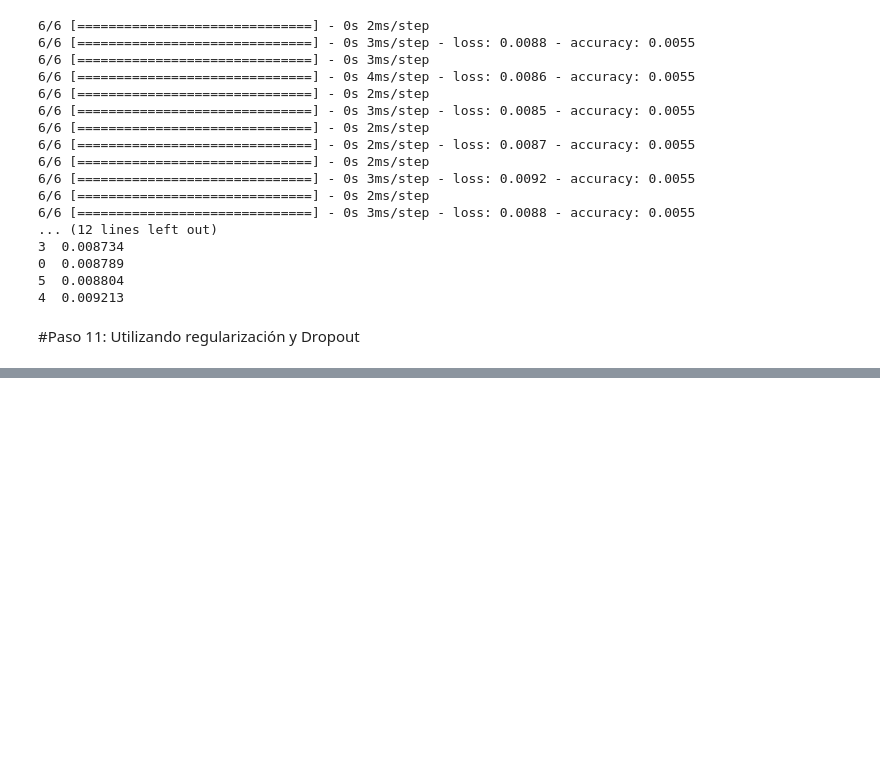
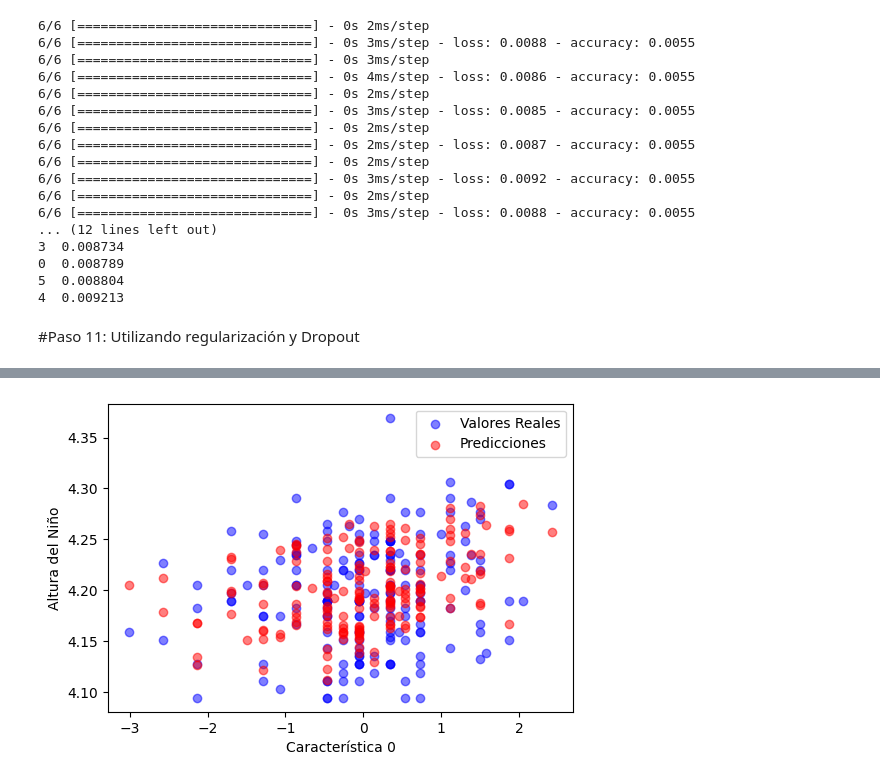
Before and after one commit to omoranav/Talento_Tech, a Jupyter notebook: Actividad_9_Deep_Learning_regresión_oemn.ipynb, the cells around one changed output, grey strips where cells are left out. Cells and saved outputs as stored; diff of their text form; code cells hidden in the pictures; blank space fills up the shorter version.

```diff
--- a/Actividad_9_Deep_Learning_regresión_oemn.ipynb
+++ b/Actividad_9_Deep_Learning_regresión_oemn.ipynb
@@ -1024,0 +1192,91 @@ results_df.to_csv('results_summary.csv', index=False)
+# %%
+from sklearn.linear_model import LinearRegression
+from sklearn.model_selection import train_test_split
+from sklearn.preprocessing import StandardScaler
+
+#Ecuación logaritmica
+# Leer el archivo Excel
+df4 = df1.copy()
+
+# Se omite la columna gender, la cual contiene datos categóricos
+# (0' para hombre y '1' para mujer)
+
+# Aplicar la transformación logarítmica
+df4['father'] = np.log(df['father'])
+df4['mother'] = np.log(df['mother'])
+df4['midparentHeight'] = np.log(df['midparentHeight'])
+df4['childNum'] = np.log(df['childNum'])
+df4['childHeight'] = np.log(df['childHeight'])
+
+# Separar las características (variable independiente) y la variable objetivo (dependiente)
+X = df4[['father', 'mother', 'midparentHeight', 'childNum']]
+Y = df4['childHeight']
+
+print(f"Tamaño de X: {len(X)}")
+print(f"Tamaño de Y: {len(Y)}")
+
+# Dividir los datos en conjunto de entrenamiento y conjunto de prueba
+X_train, X_test, y_train, y_test = train_test_split(X, Y, test_size=0.2, random_state=42)
+
+# Escalar los datos
+scaler = StandardScaler()
+X_train_scaled = scaler.fit_transform(X_train)
+X_test_scaled = scaler.transform(X_test)
+
+# Crear y entrenar el modelo de regresión lineal (usaremos la transformación logarítmica)
+modelo = LinearRegression()
+modelo.fit(X_train_scaled, y_train)
+
+# Realizar predicciones sobre el conjunto de prueba
+y_pred = modelo.predict(X_test_scaled)
+
+# Evaluar el modelo
+mse = mean_squared_error(y_test, y_pred)
+rmse = mean_squared_error(y_test, y_pred)**0.5
+r2 = r2_score(y_test, y_pred)
+
+print(f"Error Cuadrático Medio (MSE): {mse}")
+print(f"Raíz del Error Cuadrático Medio (RMSE): {rmse}")
+print(f"Coeficiente de Determinación (R^2): {r2}")
+
+# Verificar los coeficientes
+print(f"Coeficiente del modelo (Log del tamaño en metros cuadrados): {modelo.coef_[0]}")
+print(f"Intercepto del modelo: {modelo.intercept_}")
+
+# Elegir una columna específica para graficar
+feature_index = 0  # Índice de la columna 'father', puedes cambiar esto a 1, 2, o 3 para otras columnas
+
+# Graficar las predicciones vs los valores reales
+plt.figure(figsize=(6, 4))
+plt.scatter(X_test_scaled[:, feature_index], y_test, color='blue', alpha=0.5, label='Valores Reales')
+plt.scatter(X_test_scaled[:, feature_index], y_pred, color='red', alpha=0.5, label='Predicciones')
+plt.xlabel(f'Característica {feature_index}')
+plt.ylabel('Altura del Niño')
+plt.legend()
+plt.show()
+
+# Calcular los errores (residuales)
+error = y_test - y_pred
+
+# Mostrar el histograma de los errores
+plt.figure(figsize=(4, 2))  # Reducir el tamaño de la figura
+plt.hist(error, bins=20, edgecolor='black')
+plt.xlabel('Error (Residual)')
+plt.ylabel('Frecuencia')
+plt.title('Histograma de los Errores (Residual)')
+plt.show()
+
+# Visualización de las predicciones vs valores reales
+plt.figure(figsize=(4, 2))  # Reducir el tamaño de la figura
+plt.scatter(y_test, y_pred, alpha=0.5)
+plt.plot([y_test.min(), y_test.max()], [y_test.min(), y_test.max()], 'r--', lw=2)
+plt.xlabel('Valores Reales')
+plt.ylabel('Predicciones')
+plt.title('Predicciones vs Valores Reales')
+plt.show()
+
+# Evaluando el modelo con un histograma que grafique la diferencia entre y_test y las predicciones del modelo
+sns.histplot(y_test-y_pred, kde=True)
+plt.rcParams["figure.figsize"] = (6,4) # Custom figure size in inches
+plt.title("histograma de las diferencias")
+# %% [output]
@@ -1024,0 +1290 @@ results_df.to_csv('results_summary.csv', index=False)
+[figure, added]
```
Also changed, not shown: parts of 10 cells of this notebook.
